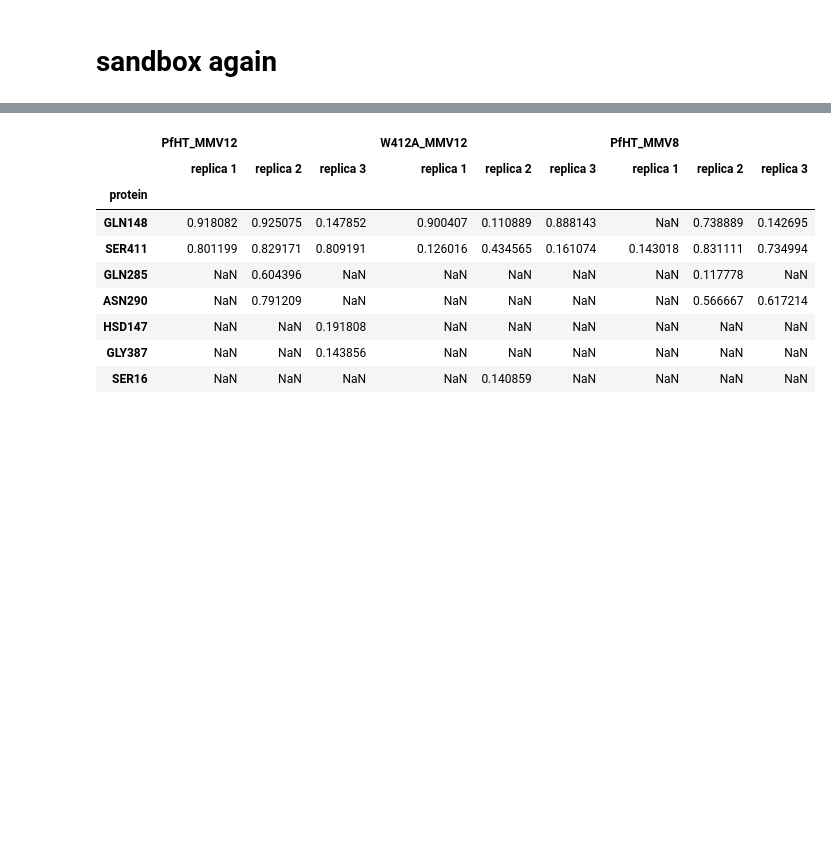
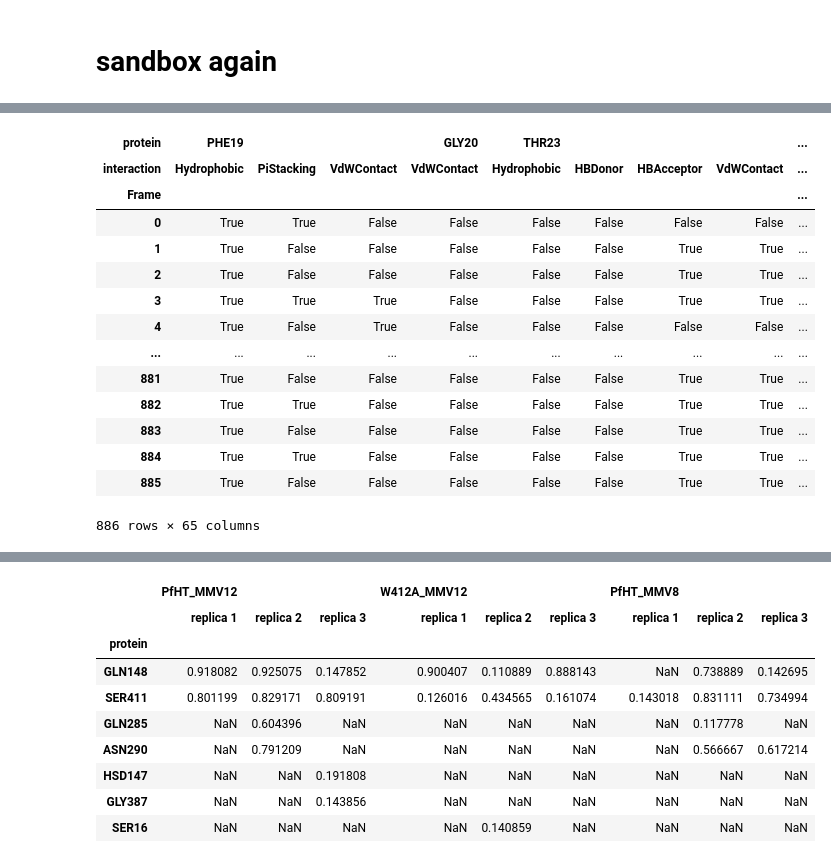
Before and after one commit to semccomas/PfHT_MMV, a Jupyter notebook: pi_stacking_prolif.ipynb, the cells around one changed output, grey strips where cells are left out. Cells and saved outputs as stored; diff of their text form; code cells hidden in the pictures; blank space fills up the shorter version.

```diff
--- a/pi_stacking_prolif.ipynb
+++ b/pi_stacking_prolif.ipynb
@@ -229,0 +231,18 @@ sns.stripplot(data=all_mean_interactions,
+# %%
+df
+# %% [output]
+| protein | PHE19 |  |  | GLY20 | THR23 |  |  |  | ... |
+| interaction | Hydrophobic | PiStacking | VdWContact | VdWContact | Hydrophobic | HBDonor | HBAcceptor | VdWContact | ... |
+| Frame |  |  |  |  |  |  |  |  | ... |
+| 0 | True | True | False | False | False | False | False | False | ... |
+| 1 | True | False | False | False | False | False | True | True | ... |
+| 2 | True | False | False | False | False | False | True | True | ... |
+| 3 | True | True | True | False | False | False | True | True | ... |
+| 4 | True | False | True | False | False | False | False | False | ... |
+| ... | ... | ... | ... | ... | ... | ... | ... | ... | ... |
+| 881 | True | False | False | False | False | False | True | True | ... |
+| 882 | True | True | False | False | False | False | True | True | ... |
+| 883 | True | False | False | False | False | False | True | True | ... |
+| 884 | True | True | False | False | False | False | True | True | ... |
+| 885 | True | False | False | False | False | False | True | True | ... |
+886 rows × 65 columns
```
Also changed, not shown: parts of 10 cells of this notebook.
